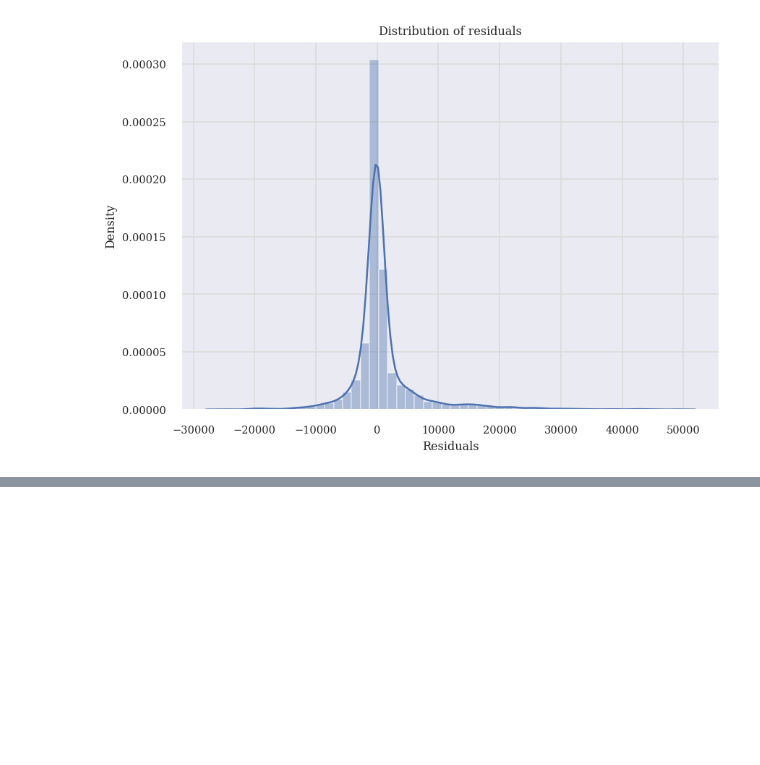
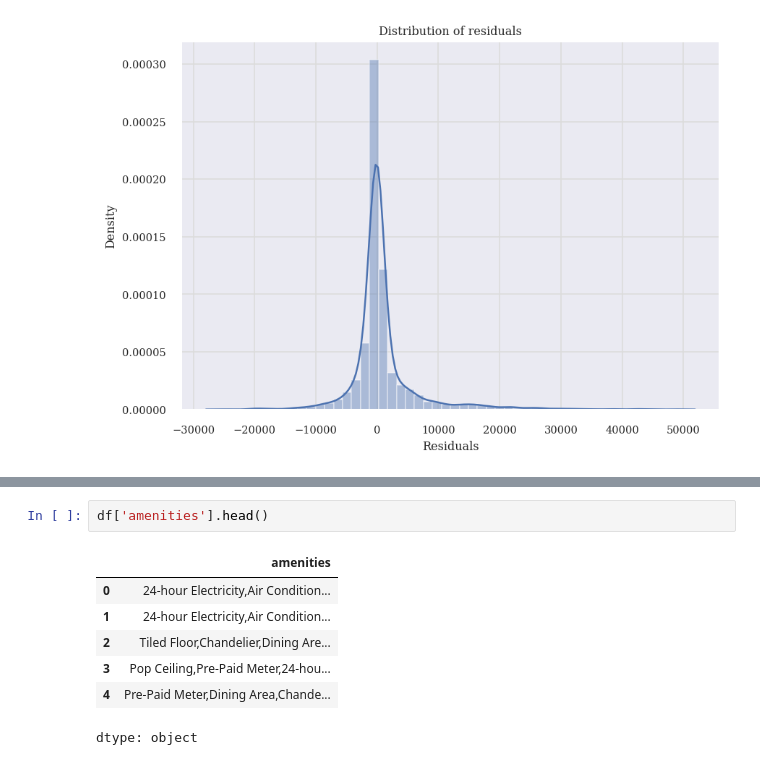
Before and after one commit to rohit988189/ML-FA, a Jupyter notebook: catboost regression model.ipynb, the cells around one changed output, grey strips where cells are left out. Saved outputs shown, nothing was run; the diff lists cells and outputs as text; blank space fills up the shorter version.

```diff
--- a/catboost regression model.ipynb
+++ b/catboost regression model.ipynb
@@ -340,0 +367,10 @@ plt.show()
+# %%
+df['amenities'].head()
+# %% [output]
+|  | amenities |
+| 0 | 24-hour Electricity,Air Condition... |
+| 1 | 24-hour Electricity,Air Condition... |
+| 2 | Tiled Floor,Chandelier,Dining Are... |
+| 3 | Pop Ceiling,Pre-Paid Meter,24-hou... |
+| 4 | Pre-Paid Meter,Dining Area,Chande... |
+dtype: object
```
Also changed, not shown: parts of 20 cells of this notebook.
